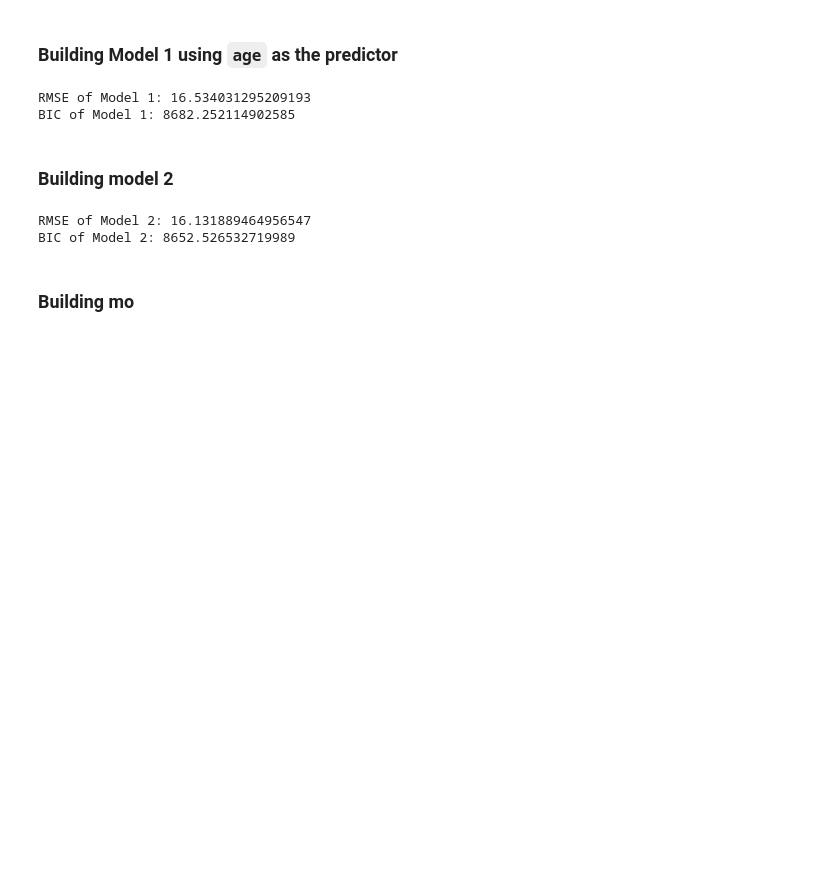
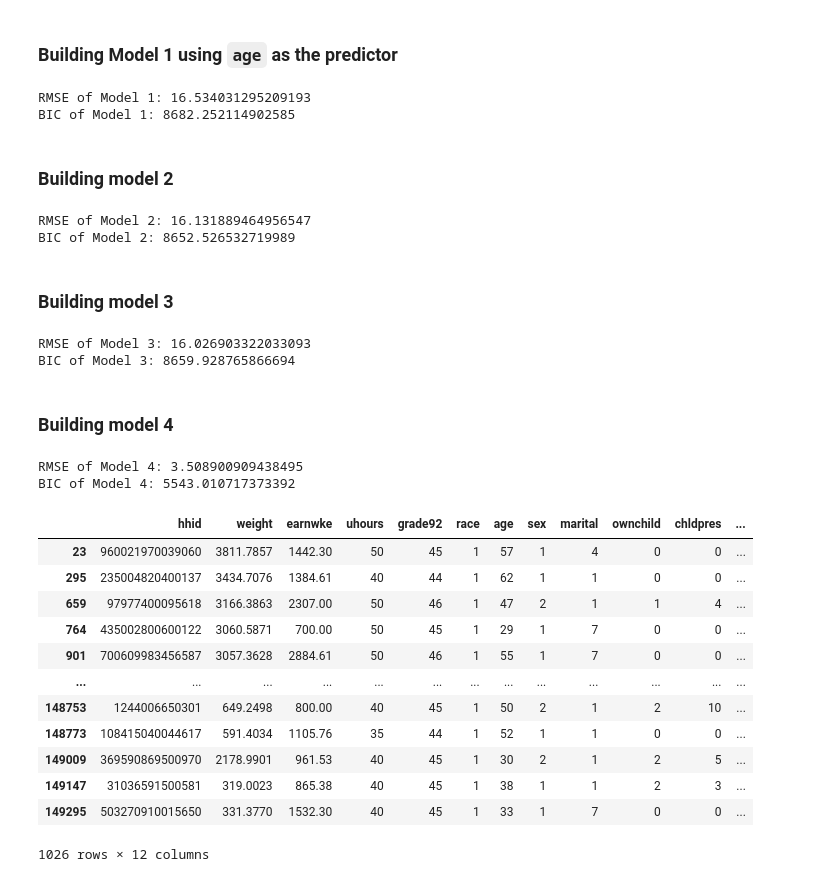
Before and after one commit to thimaipham/CEU_DA3_Assignment1, a Jupyter notebook: Assignment1_ThiMaiPham.ipynb, the cells around one changed output. Saved outputs shown, nothing was run; the diff lists cells and outputs as text; code cells hidden in the pictures; blank space fills up the shorter version.

```diff
--- a/Assignment1_ThiMaiPham.ipynb
+++ b/Assignment1_ThiMaiPham.ipynb
@@ -180,4 +205,63 @@ print("BIC of Model 2:", bic_2)
 RMSE of Model 2: 16.131889464956547
 BIC of Model 2: 8652.526532719989
 # %% [markdown]
-### Building mo
+### Building model 3
+# %%
+# Choose predictor
+predictors_model_3 = ['age', 'grade92', 'race', 'sex', 'marital', 'ownchild', 'chldpres']
+
+# Add a constant to the model (intercept)
+X3 = sm.add_constant(data_filtered[predictors_model_3])
+model_3 = sm.OLS(y, X3).fit()
+
+# Evaluating Model 3
+predicted_earnings_3 = model_3.predict(X3)
+rmse_3 = np.sqrt(mean_squared_error(y, predicted_earnings_3))
+bic_3 = model_3.bic
+
+# Print the results
+print("RMSE of Model 3:", rmse_3)
+print("BIC of Model 3:", bic_3)
+# %% [output]
+RMSE of Model 3: 16.026903322033093
+BIC of Model 3: 8659.928765866694
+# %% [markdown]
+### Building model 4
+# %%
+# Loại bỏ cột không phải kiểu số
+data_numeric = data_filtered.select_dtypes(include=[np.number])
+
+# Chọn tất cả các biến dự đoán số có sẵn ngoại trừ 'earnings_per_hour'
+predictors_model_4 = [col for col in data_numeric.columns if col != 'earnings_per_hour']
+
+# Thêm constant và xây dựng Mô Hình 4
+X4 = sm.add_constant(data_numeric[predictors_model_4])
+model_4 = sm.OLS(y, X4).fit()
+
+# Đánh giá Mô Hình 4
+predicted_earnings_4 = model_4.predict(X4)
+rmse_4 = np.sqrt(mean_squared_error(y, predicted_earnings_4))
+bic_4 = model_4.bic
+
+# In kết quả đánh giá
+print("RMSE of Model 4:", rmse_4)
+print("BIC of Model 4:", bic_4)
+# %% [output]
+RMSE of Model 4: 3.508900909438495
+BIC of Model 4: 5543.010717373392
+# %%
+data_numeric
+# %% [output]
+|  | hhid | weight | earnwke | uhours | grade92 | race | age | sex | marital | ownchild | chldpres | ... |
+| 23 | 960021970039060 | 3811.7857 | 1442.30 | 50 | 45 | 1 | 57 | 1 | 4 | 0 | 0 | ... |
+| 295 | 235004820400137 | 3434.7076 | 1384.61 | 40 | 44 | 1 | 62 | 1 | 1 | 0 | 0 | ... |
+| 659 | 97977400095618 | 3166.3863 | 2307.00 | 50 | 46 | 1 | 47 | 2 | 1 | 1 | 4 | ... |
+| 764 | 435002800600122 | 3060.5871 | 700.00 | 50 | 45 | 1 | 29 | 1 | 7 | 0 | 0 | ... |
+| 901 | 700609983456587 | 3057.3628 | 2884.61 | 50 | 46 | 1 | 55 | 1 | 7 | 0 | 0 | ... |
+| ... | ... | ... | ... | ... | ... | ... | ... | ... | ... | ... | ... | ... |
+| 148753 | 1244006650301 | 649.2498 | 800.00 | 40 | 45 | 1 | 50 | 2 | 1 | 2 | 10 | ... |
+| 148773 | 108415040044617 | 591.4034 | 1105.76 | 35 | 44 | 1 | 52 | 1 | 1 | 0 | 0 | ... |
+| 149009 | 369590869500970 | 2178.9901 | 961.53 | 40 | 45 | 1 | 30 | 2 | 1 | 2 | 5 | ... |
+| 149147 | 31036591500581 | 319.0023 | 865.38 | 40 | 45 | 1 | 38 | 1 | 1 | 2 | 3 | ... |
+| 149295 | 503270910015650 | 331.3770 | 1532.30 | 40 | 45 | 1 | 33 | 1 | 7 | 0 | 0 | ... |
+1026 rows × 12 columns
```
Also changed, not shown: parts of 4 cells of this notebook.
